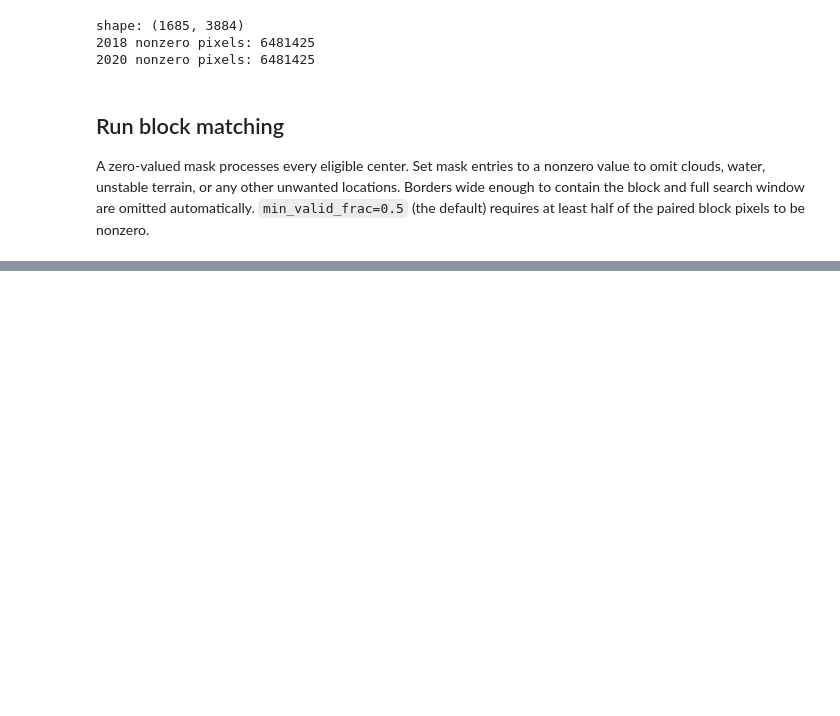
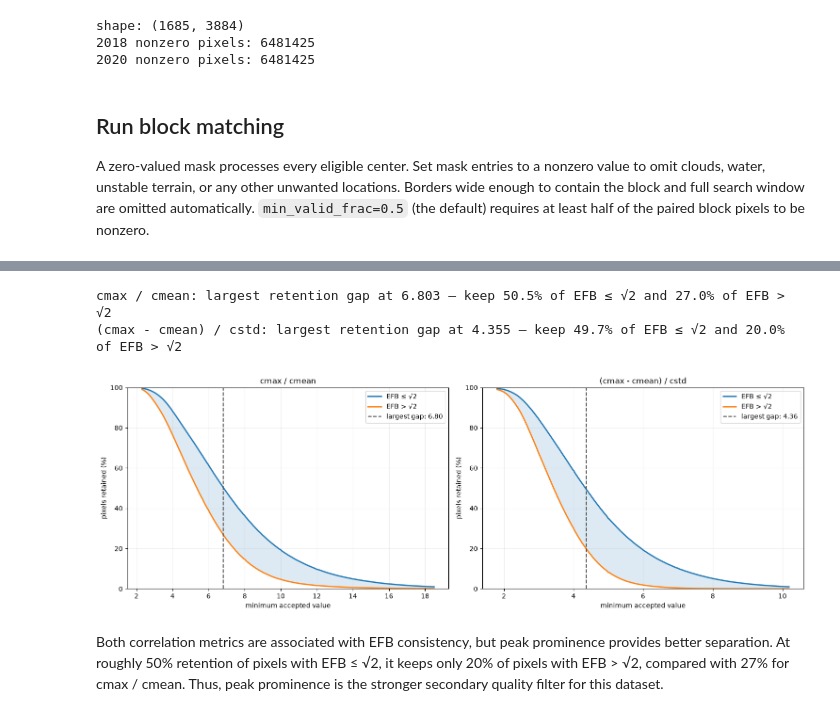
Before and after one commit to Rheinwalt/numba_cuda_block_matching, a Jupyter notebook: Sentinel2_block_matching_tutorial.ipynb, the cells around one changed output, grey strips where cells are left out. Cells and saved outputs as stored; diff of their text form; code cells hidden in the pictures; blank space fills up the shorter version.

```diff
--- a/Sentinel2_block_matching_tutorial.ipynb
+++ b/Sentinel2_block_matching_tutorial.ipynb
@@ -202,0 +352,61 @@ plt.show()
+# %%
+moving = np.isfinite(rho) & (rho > 0) & np.isfinite(efb)
+low_efb = moving & (efb2 <= 2)
+high_efb = moving & (efb2 > 2)
+
+retention_metrics = {
+    "cmax / cmean": peak_ratio,
+    "(cmax - cmean) / cstd": peak_prominence,
+}
+
+fig, axes = plt.subplots(1, 2, figsize=(15, 5), constrained_layout=True)
+for ax, (label, metric) in zip(axes, retention_metrics.items()):
+    consistent = metric[low_efb]
+    inconsistent = metric[high_efb]
+    consistent = np.sort(consistent[np.isfinite(consistent)])
+    inconsistent = np.sort(inconsistent[np.isfinite(inconsistent)])
+
+    lower = min(np.percentile(consistent, 1), np.percentile(inconsistent, 1))
+    upper = max(np.percentile(consistent, 99), np.percentile(inconsistent, 99))
+    thresholds = np.linspace(lower, upper, 300)
+
+    consistent_retained = 100.0 * (
+        1.0 - np.searchsorted(consistent, thresholds, side="left") / consistent.size
+    )
+    inconsistent_retained = 100.0 * (
+        1.0 - np.searchsorted(inconsistent, thresholds, side="left") / inconsistent.size
+    )
+    retention_gap = consistent_retained - inconsistent_retained
+    best_index = np.argmax(retention_gap)
+    best_threshold = thresholds[best_index]
+
+    print(
+        f"{label}: largest retention gap at {best_threshold:.3f} — "
+        f"keep {consistent_retained[best_index]:.1f}% of EFB ≤ √2 and "
+        f"{inconsistent_retained[best_index]:.1f}% of EFB > √2"
+    )
+
+    ax.plot(thresholds, consistent_retained, linewidth=2, label="EFB ≤ √2")
+    ax.plot(thresholds, inconsistent_retained, linewidth=2, label="EFB > √2")
+    ax.fill_between(
+        thresholds, inconsistent_retained, consistent_retained,
+        where=consistent_retained >= inconsistent_retained, alpha=0.15
+    )
+    ax.axvline(
+        best_threshold, color="0.3", linestyle="--", linewidth=1.5,
+        label=f"largest gap: {best_threshold:.2f}"
+    )
+    ax.set_title(label)
+    ax.set_xlabel("minimum accepted value")
+    ax.set_ylabel("pixels retained (%)")
+    ax.set_ylim(0, 100)
+    ax.legend()
+    ax.grid(alpha=0.2)
+
+plt.show()
+# %% [output]
+cmax / cmean: largest retention gap at 6.803 — keep 50.5% of EFB ≤ √2 and 27.0% of EFB > √2
+(cmax - cmean) / cstd: largest retention gap at 4.355 — keep 49.7% of EFB ≤ √2 and 20.0% of EFB > √2
+[figure, added]
+# %% [markdown]
+Both correlation metrics are associated with EFB consistency, but peak prominence provides better separation. At roughly 50% retention of pixels with EFB ≤ √2, it keeps only 20% of pixels with EFB > √2, compared with 27% for cmax / cmean. Thus, peak prominence is the stronger secondary quality filter for this dataset.
```
Also changed, not shown: parts of 19 cells of this notebook, 1 other file.
